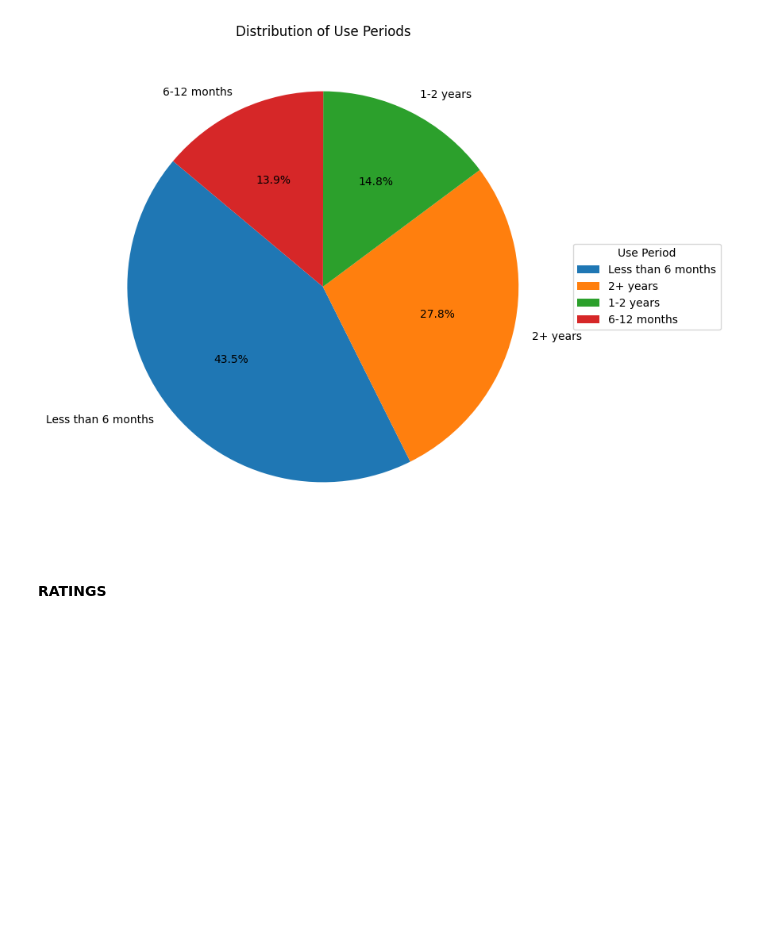
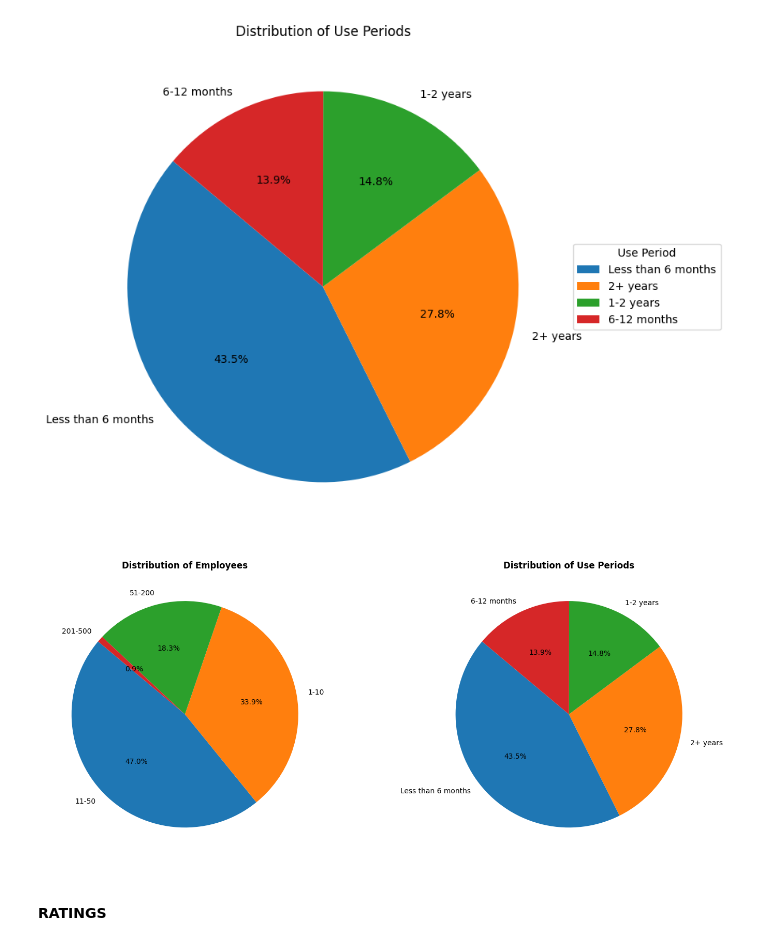
Before and after one commit to ArifAygun/Sentiment-Analysis-SMRT, a Jupyter notebook: SMRT_Statistical_Analysis.ipynb, the cells around one changed output. Drawn from its saved outputs; the diff is of its cells as text; code cells hidden in the pictures; blank space fills up the shorter version.

```diff
--- a/SMRT_Statistical_Analysis.ipynb
+++ b/SMRT_Statistical_Analysis.ipynb
@@ -418,6 +390,35 @@ plt.legend(wedges, use_period_counts.index, title='Use Period', loc='center left
 plt.show()
 # %% [output]
 [figure]
+# %%
+fig, axes = plt.subplots(1, 2, figsize=(15, 6))
+
+employees_counts = reviews['Employees'].value_counts()
+
+wedges, texts, autotexts = axes[0].pie(
+    employees_counts.values,
+    labels=employees_counts.index,
+    autopct='%1.1f%%',
+    startangle=140,
+)
+
+axes[0].set_title('Distribution of Employees', fontweight='bold')
+
+use_period_counts = reviews['Use Period'].value_counts()
+
+wedges, texts, autotexts = axes[1].pie(
+    use_period_counts.values,
+    labels=use_period_counts.index,
+    autopct='%1.1f%%',
+    startangle=140,
+)
+
+axes[1].set_title('Distribution of Use Periods', fontweight='bold')
+
+plt.tight_layout()
+plt.show()
+# %% [output]
+[figure, added]
 # %% [markdown]
 #### RATINGS
 # %%
```
Also changed, not shown: parts of 2 cells of this notebook.
